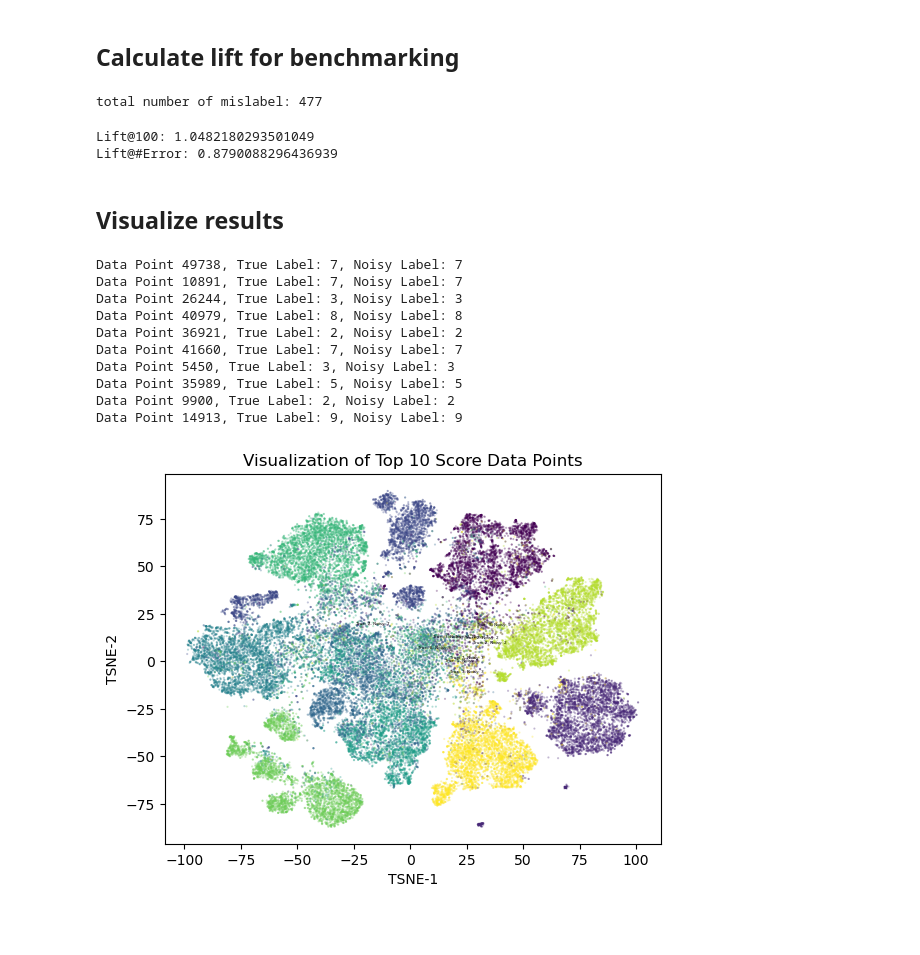
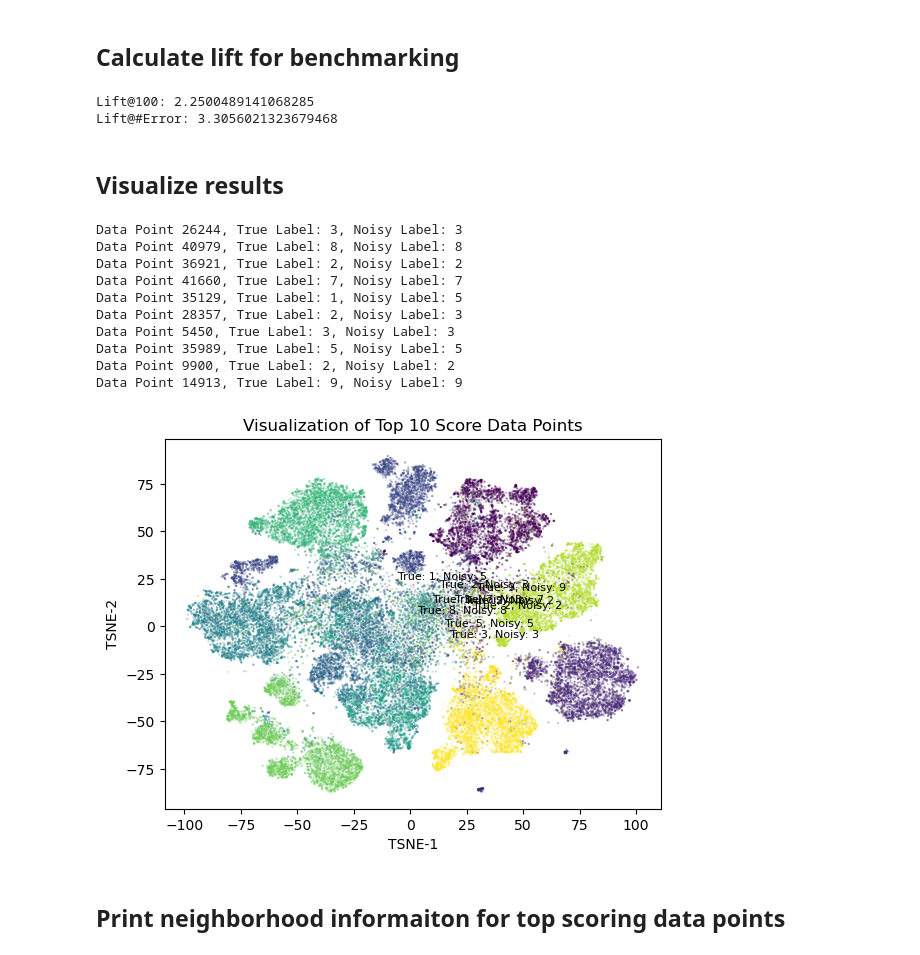
Before and after one commit to jhinpan/spectral_contrastive_learning, a Jupyter notebook: heuristic_performance.ipynb, the cells around one changed output. Cells and saved outputs as stored; diff of their text form; code cells hidden in the pictures; blank space fills up the shorter version.

```diff
--- a/heuristic_performance.ipynb
+++ b/heuristic_performance.ipynb
@@ -110,18 +110,18 @@ def add_noise_to_labels(labels, num_classes, noise_rate=0.2):
     # Create identity matrix of size num_classes
     identity_matrix = np.eye(num_classes)
 
-    # Create uniform noise matrix of size num_classes x num_classes
-    uniform_noise_matrix = np.full((num_classes, num_classes), 1/num_classes)
+    # Create noise matrix of size num_classes x num_classes
+    noise_matrix = np.full((num_classes, num_classes), noise_rate / (num_classes - 1))
 
-    # Create transition matrix as a weighted average of identity matrix and uniform noise matrix
-    Qyy_noise_matrix = (1 - noise_rate) * identity_matrix + noise_rate * uniform_noise_matrix
+    # Subtract noise_rate from the diagonal elements
+    np.fill_diagonal(noise_matrix, 0)
+    np.fill_diagonal(noise_matrix, 1 - noise_rate)
 
-    print(f"{Qyy_noise_matrix = }")
+    print(f"{noise_matrix = }")
 
     noisy_labels = labels.copy()
     for i, label in enumerate(labels):
-        if np.random.rand() < noise_rate:
-            noisy_labels[i] = np.random.choice(num_classes, p=Qyy_noise_matrix[label])
+        noisy_labels[i] = np.random.choice(num_classes, p=noise_matrix[label])
 
     return noisy_labels
 # %%
@@ -216,10 +230,6 @@ def calculate_lift(scores, true_labels, noisy_labels, T=100):
     top_T_errors = np.sum(true_labels[top_T_indices] != noisy_labels[top_T_indices])
     lift_at_T = (top_T_errors / T) / (num_total_errors / len(true_labels))
     return lift_at_T
-# %%
-print(f"total number of mislabel: {np.sum(labels != noisy_labels)}")
-# %% [output]
-total number of mislabel: 477
 # %%
 # Calculate lift@100
 lift_at_100 = calculate_lift(mislabeling_possibility_scores, labels, noisy_labels, T=100)
@@ -229,8 +239,8 @@ print("Lift@100:", lift_at_100)
 lift_at_error = calculate_lift(mislabeling_possibility_scores, labels, noisy_labels, T=np.sum(labels != noisy_labels))
 print("Lift@#Error:", lift_at_error)
 # %% [output]
-Lift@100: 1.0482180293501049
-Lift@#Error: 0.8790088296436939
+Lift@100: 2.2500489141068285
+Lift@#Error: 3.3056021323679468
 # %% [markdown]
 ## Visualize results
 # %%
@@ -243,35 +253,36 @@ import matplotlib.pyplot as plt
 top_10_indices = np.argsort(mislabeling_possibility_scores)[-10:]
 
 fig, ax = plt.subplots()
 
 # Scatter plot of all points
 ax.scatter(embeddings_2d[:, 0], embeddings_2d[:, 1], c=labels, alpha=0.3, s=0.3)
 
 for idx in top_10_indices:
     x, y = embeddings_2d[idx]
     true_label = labels[idx]
     noisy_label = noisy_labels[idx]
-    # knn_labels = get_knn_labels(indices_list[idx], labels)
 
     # Annotate points with their true and noisy labels
-    ax.text(x, y, f'True: {true_label}, Noisy: {noisy_label}', fontsize=3)
+    ax.text(x, y, f'True: {true_label}, Noisy: {noisy_label}', fontsize=8)
     print(f'Data Point {idx}, True Label: {true_label}, Noisy Label: {noisy_label}')
 
 # Set title and labels
 ax.set_title('Visualization of Top 10 Score Data Points')
 ax.set_xlabel('TSNE-1')
 ax.set_ylabel('TSNE-2')
 
 plt.show()
 # %% [output]
-Data Point 49738, True Label: 7, Noisy Label: 7
-Data Point 10891, True Label: 7, Noisy Label: 7
 Data Point 26244, True Label: 3, Noisy Label: 3
 Data Point 40979, True Label: 8, Noisy Label: 8
 Data Point 36921, True Label: 2, Noisy Label: 2
 Data Point 41660, True Label: 7, Noisy Label: 7
+Data Point 35129, True Label: 1, Noisy Label: 5
+Data Point 28357, True Label: 2, Noisy Label: 3
 Data Point 5450, True Label: 3, Noisy Label: 3
 Data Point 35989, True Label: 5, Noisy Label: 5
 Data Point 9900, True Label: 2, Noisy Label: 2
 Data Point 14913, True Label: 9, Noisy Label: 9
-[figure, old version]
+[figure, new version]
+# %% [markdown]
+## Print neighborhood informaiton for top scoring data points
```
Also changed, not shown: parts of 5 cells of this notebook.
